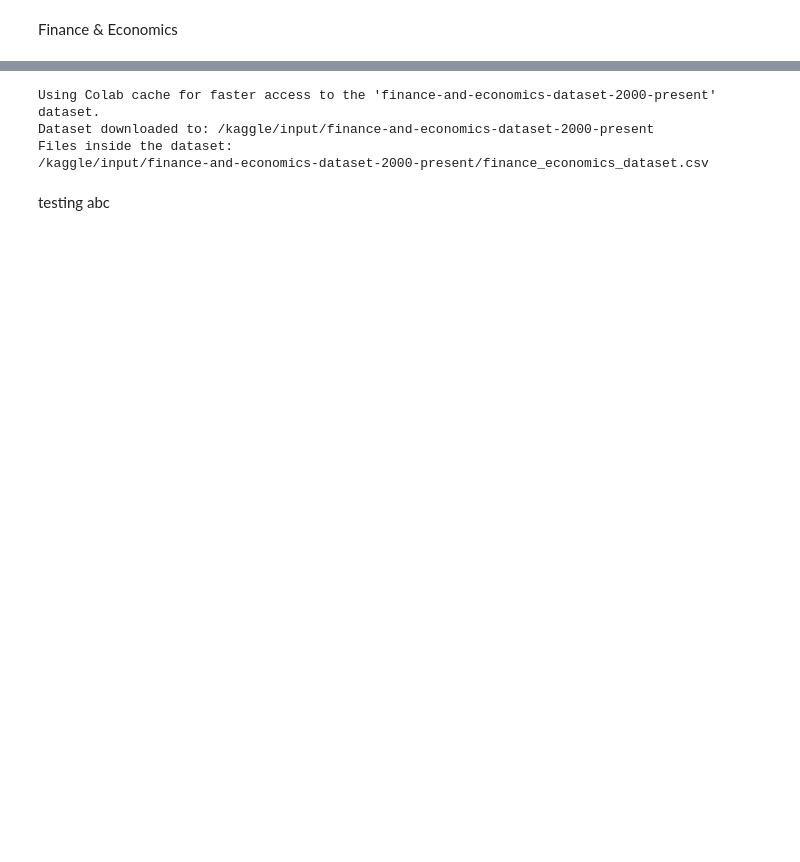
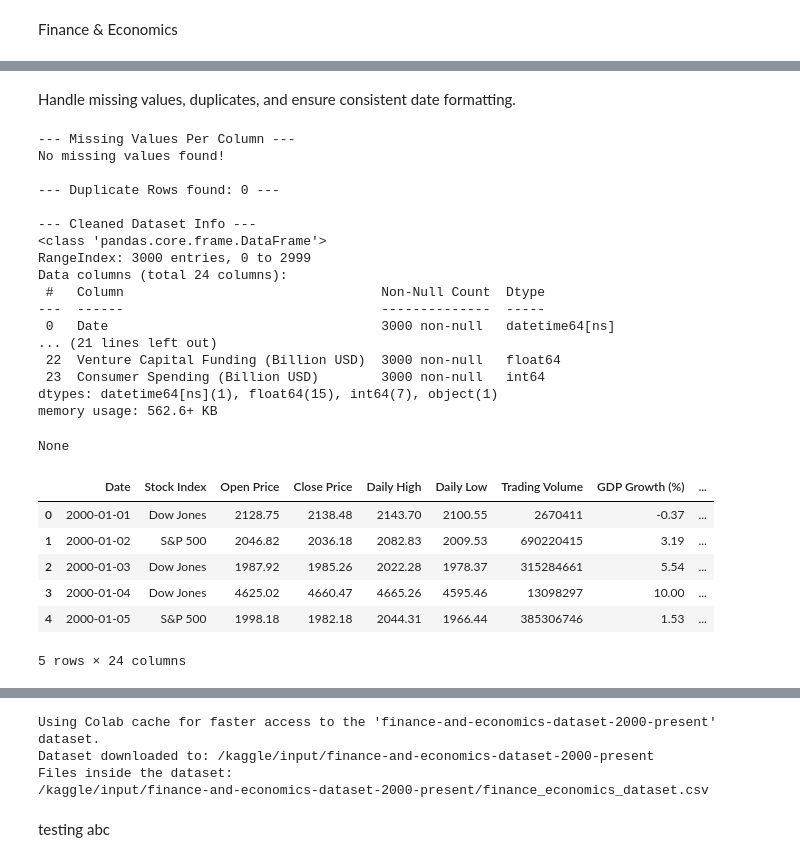
Before and after one commit to jqin40/DataScienceBootcamp, a Jupyter notebook: Finance&EconomicsTimeSeries.ipynb, the cells around one changed output, grey strips where cells are left out. Drawn from its saved outputs; the diff is of its cells as text; code cells hidden in the pictures; blank space fills up the shorter version.

```diff
--- a/Finance&EconomicsTimeSeries.ipynb
+++ b/Finance&EconomicsTimeSeries.ipynb
@@ -40,0 +40,52 @@ First 5 records:
+# %% [markdown]
+Handle missing values, duplicates, and ensure consistent date formatting.
+# %%
+import pandas as pd
+
+# 1. Standardize and format the Date column
+df['Date'] = pd.to_datetime(df['Date'], errors='coerce')
+
+# 2. Check for missing values
+missing_values = df.isnull().sum()
+print("--- Missing Values Per Column ---")
+print(missing_values[missing_values > 0] if missing_values.sum() > 0 else "No missing values found!")
+print()
+
+# 3. Check and handle duplicate rows
+duplicate_count = df.duplicated().sum()
+print(f"--- Duplicate Rows found: {duplicate_count} ---")
+if duplicate_count > 0:
+    df = df.drop_duplicates()
+    print("Duplicates removed.")
+print()
+
+# Display DataFrame summary and the first few rows
+print("--- Cleaned Dataset Info ---")
+display(df.info())
+display(df.head())
+# %% [output]
+--- Missing Values Per Column ---
+No missing values found!
+
+--- Duplicate Rows found: 0 ---
+
+--- Cleaned Dataset Info ---
+<class 'pandas.core.frame.DataFrame'>
+RangeIndex: 3000 entries, 0 to 2999
+Data columns (total 24 columns):
+ #   Column                                 Non-Null Count  Dtype
+---  ------                                 --------------  -----
+ 0   Date                                   3000 non-null   datetime64[ns]
+... (21 lines left out)
+ 22  Venture Capital Funding (Billion USD)  3000 non-null   float64
+ 23  Consumer Spending (Billion USD)        3000 non-null   int64
+dtypes: datetime64[ns](1), float64(15), int64(7), object(1)
+memory usage: 562.6+ KB
+None
+|  | Date | Stock Index | Open Price | Close Price | Daily High | Daily Low | Trading Volume | GDP Growth (%) | ... |
+| 0 | 2000-01-01 | Dow Jones | 2128.75 | 2138.48 | 2143.70 | 2100.55 | 2670411 | -0.37 | ... |
+| 1 | 2000-01-02 | S&P 500 | 2046.82 | 2036.18 | 2082.83 | 2009.53 | 690220415 | 3.19 | ... |
+| 2 | 2000-01-03 | Dow Jones | 1987.92 | 1985.26 | 2022.28 | 1978.37 | 315284661 | 5.54 | ... |
+| 3 | 2000-01-04 | Dow Jones | 4625.02 | 4660.47 | 4665.26 | 4595.46 | 13098297 | 10.00 | ... |
+| 4 | 2000-01-05 | S&P 500 | 1998.18 | 1982.18 | 2044.31 | 1966.44 | 385306746 | 1.53 | ... |
+5 rows × 24 columns
```
Also changed, not shown: parts of 7 cells of this notebook.
